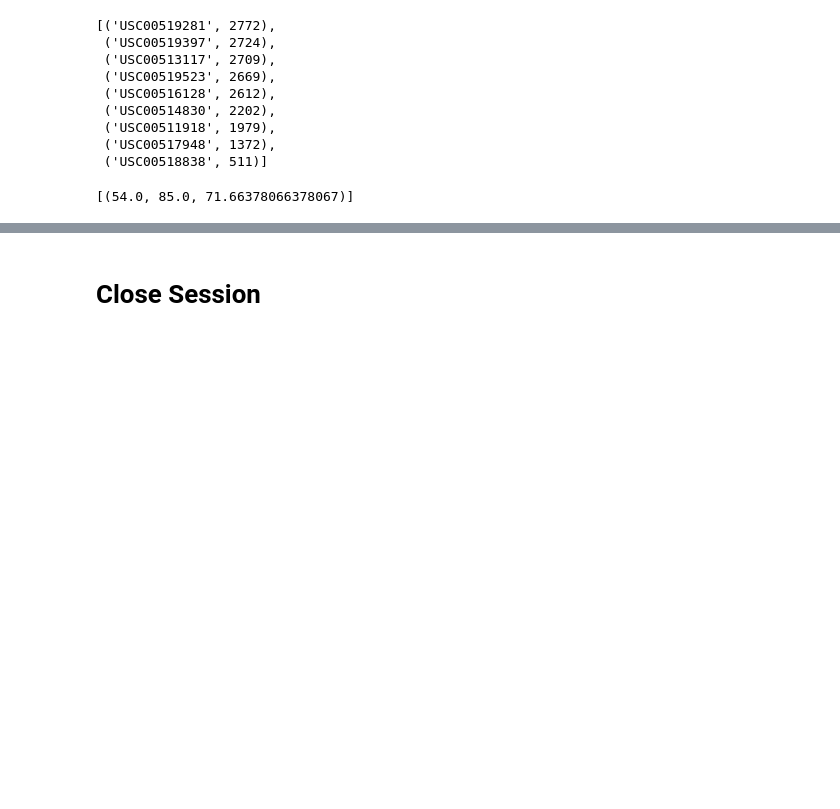
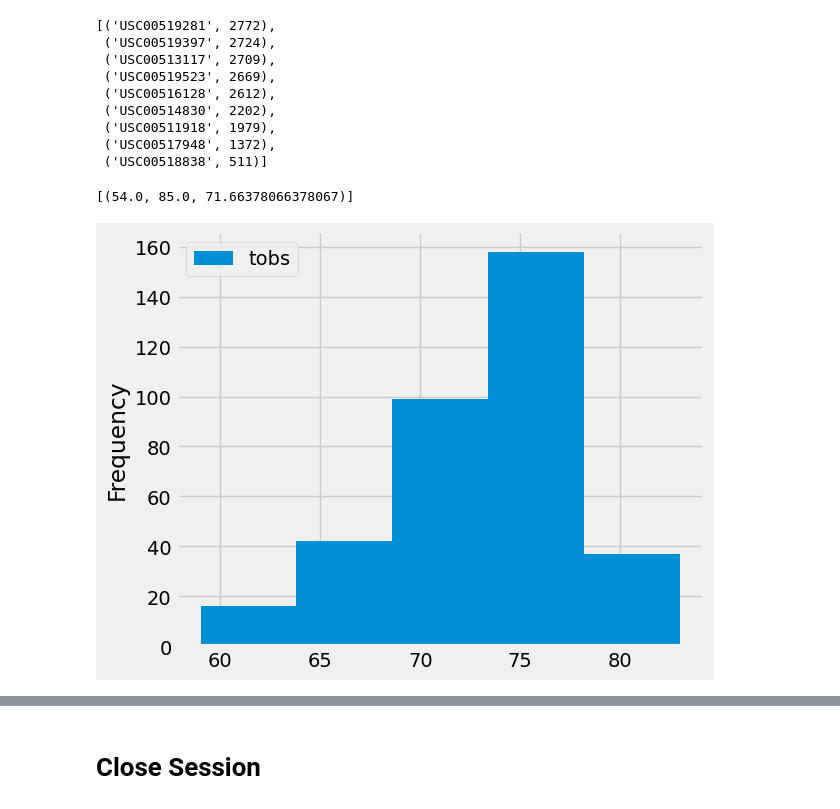
Before and after one commit to zachrehfuss/sqlAlchemy-Challenge, a Jupyter notebook: climate_starter.ipynb, the cells around one changed output, grey strips where cells are left out. Drawn from its saved outputs; the diff is of its cells as text; code cells hidden in the pictures; blank space fills up the shorter version.

```diff
--- a/climate_starter.ipynb
+++ b/climate_starter.ipynb
@@ -142,5 +154,24 @@ Name: Precipitation, dtype: float64
 # %% [output]
 [(54.0, 85.0, 71.66378066378067)]
+# %%
+# Using the most active station id
+#Query the last 12 months of temperature observation data for this station and plot the results as a histogram
+yearly_temp = []
+yearly_temp = session.query(Measurement.date, Measurement.tobs).\
+    filter((Measurement.date >= '2016-08-23') & (Measurement.station == 'USC00519281')).all()
+
+# Save the query results as a Pandas DataFrame
+temp_df = pd.DataFrame(yearly_temp, columns=['Date', 'tobs'])
+
+
+# Use Pandas Plotting with Matplotlib to plot the data
+temp_df.plot.hist(by=None, bins=5)
+
+#Display Graph
+plt.tight_layout()
+plt.show()
+# %% [output]
+[figure, added]
 # %%
 # Using the most active station id
 # Query the last 12 months of temperature observation data for this station and plot the results as a histogram
```
Also changed, not shown: parts of 9 cells of this notebook.
